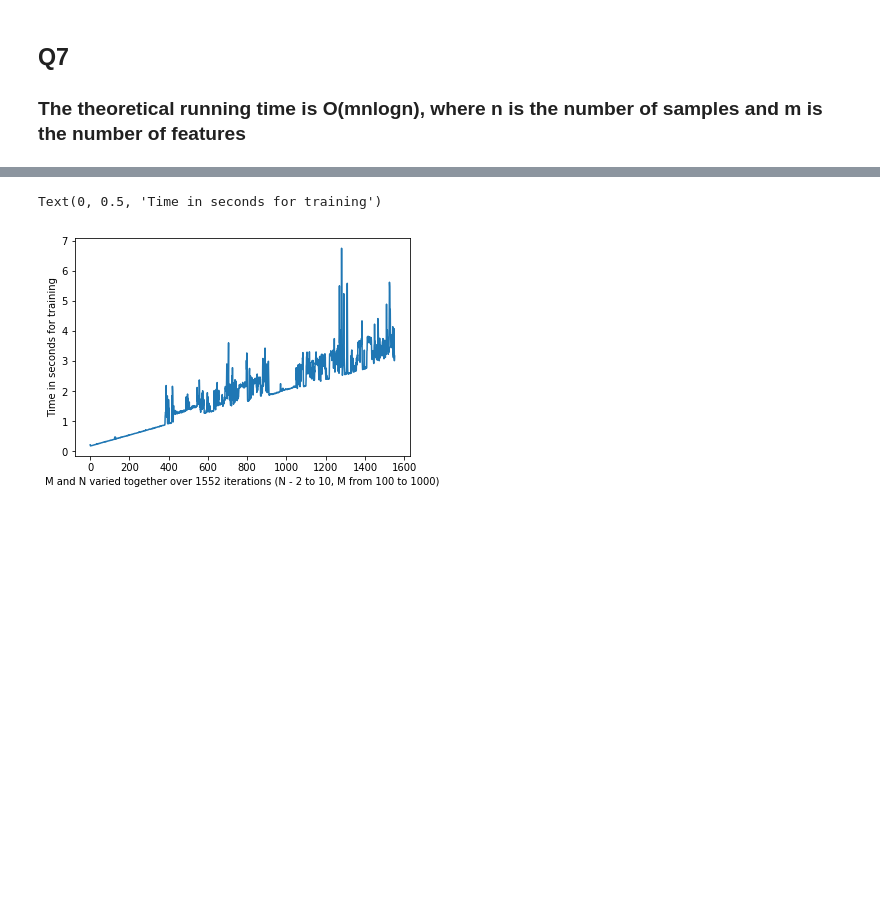
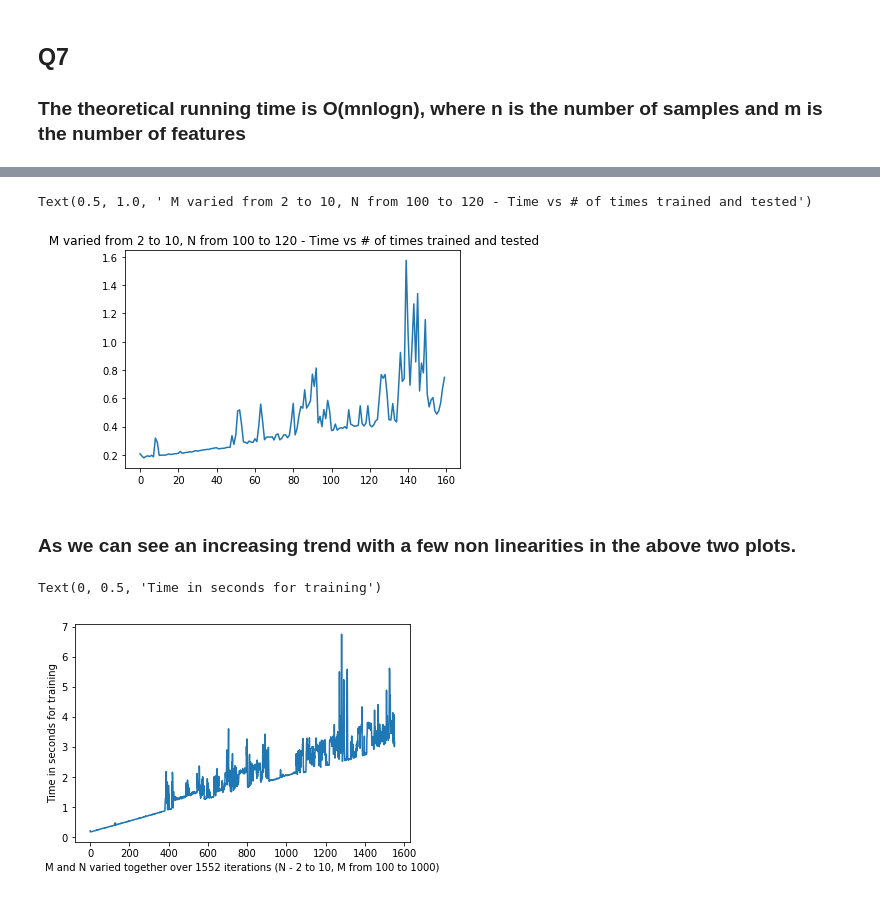
Before and after one commit to sdeepaknarayanan/Machine-Learning, a Jupyter notebook: Assignment 1/Decision Trees - Q2, Q3, Q4, Q5, Q6, Q7.ipynb, the cells around one changed output, grey strips where cells are left out. Saved outputs shown, nothing was run; the diff lists cells and outputs as text; code cells hidden in the pictures; blank space fills up the shorter version.

```diff
--- a/Assignment 1/Decision Trees - Q2, Q3, Q4, Q5, Q6, Q7.ipynb
+++ b/Assignment 1/Decision Trees - Q2, Q3, Q4, Q5, Q6, Q7.ipynb
@@ -529,3 +538,11 @@ for m in range(2,100):
+# %%
+plt.plot(mnl)
+plt.title(' M varied from 2 to 10, N from 100 to 120 - Time vs # of times trained and tested')
+# %% [output]
+Text(0.5, 1.0, ' M varied from 2 to 10, N from 100 to 120 - Time vs # of times trained and tested')
+[figure, added]
+# %% [markdown]
+### As we can see an increasing trend with a few non linearities in the above two plots.
 # %%
 plt.plot([i for i in range(len(mn_learn))],[i for i in mn_learn])
 plt.xlabel('M and N varied together over 1552 iterations (N - 2 to 10, M from 100 to 1000)')
```
Also changed, not shown: parts of 14 cells of this notebook.
